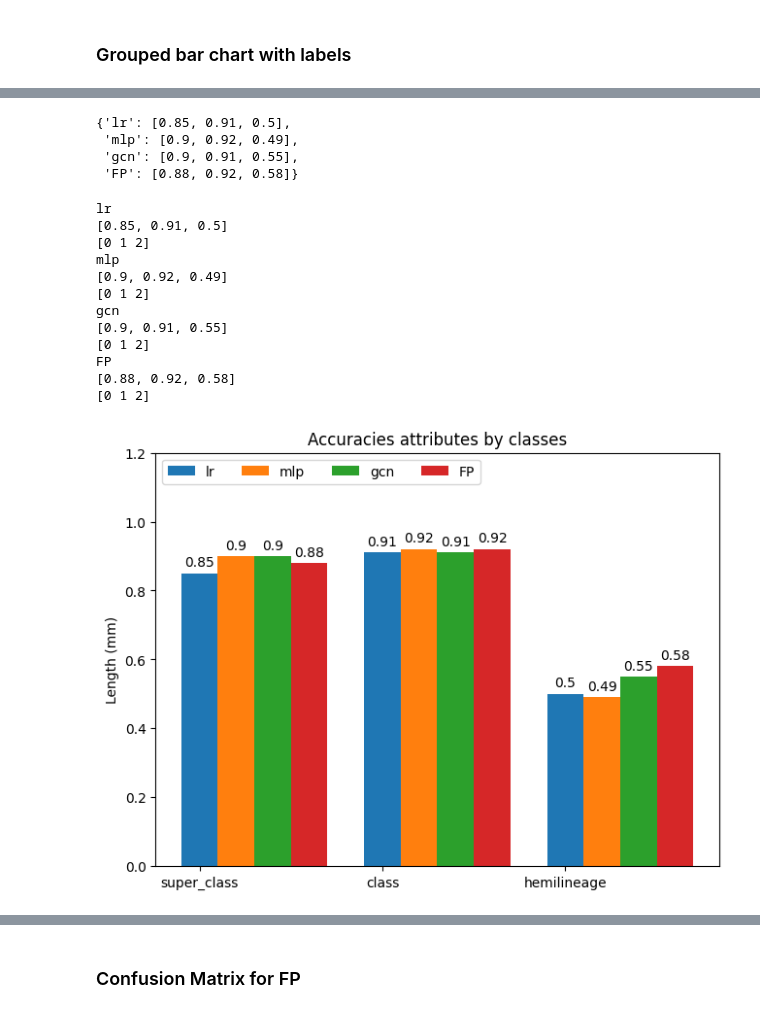
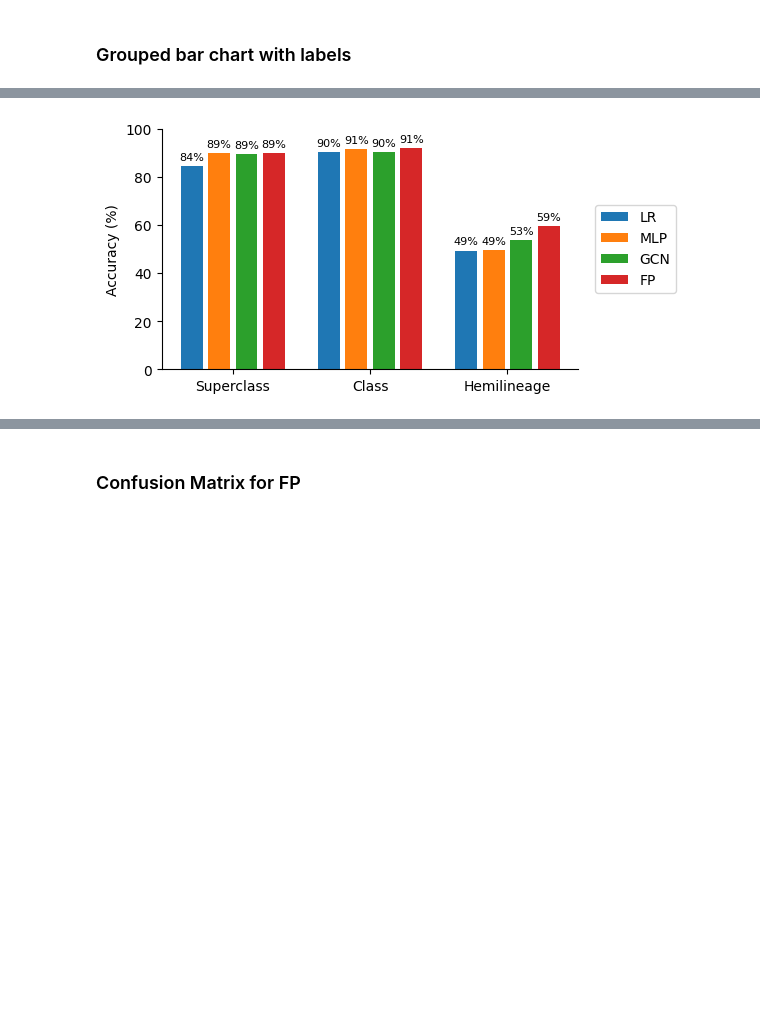
Before and after one commit to ernestoBocini/Drosophila-Brain-Wiring-Diagram-GAT, a Jupyter notebook: notebooks/model_comparison.ipynb, the cells around one changed output, grey strips where cells are left out. Drawn from its saved outputs; the diff is of its cells as text; code cells hidden in the pictures; blank space fills up the shorter version.

Commit message:
update model comparison plot

```diff
--- a/notebooks/model_comparison.ipynb
+++ b/notebooks/model_comparison.ipynb
@@ -54,54 +55,35 @@ results_both
-# %%
-accuracies = {}
-for m in results_both.model.unique():
-    accuracies[m] = (results_both[results_both.model == m].accuracy).values.round(2).tolist()
-accuracies
-# %% [output]
-{'lr': [0.85, 0.91, 0.5],
- 'mlp': [0.9, 0.92, 0.49],
- 'gcn': [0.9, 0.91, 0.55],
- 'FP': [0.88, 0.92, 0.58]}
 # %%
-classes = results_all_df.pred_target.unique()
+accuracies = {}
+tasks = ["super_class", "class", "hemilineage"]
+for model in results_both["model"].unique():
+    sel_df = results_both[results_both["model"] == model].set_index("pred_target")
+    accuracies[model.upper()] = list(sel_df.loc[tasks]["accuracy"])
 
-accuracies = {}
-for m in results_both.model.unique():
-    accuracies[m] = (results_both[results_both.model == m].accuracy).values.round(2).tolist()
-
-x = np.arange(len(classes))  # the label locations
+x = np.arange(len(tasks))  # the label locations
 width = 0.2  # the width of the bars
 multiplier = 1
 
-fig, ax = plt.subplots(layout='constrained')
+fig, ax = plt.subplots(figsize=(6, 3), tight_layout=True)
 
 for attribute, measurement in accuracies.items():
-    print(attribute)
-    print(measurement)
+    # print(attribute)
+    # print(measurement)
     offset = width * multiplier
-    print(x )
-    rects = ax.bar(x + offset, measurement, width, label=attribute)
-    ax.bar_label(rects, padding=3)
+    # print(x )
+    rects = ax.bar(
+        x + offset, np.array(measurement) * 100, width * 0.8, label=attribute.upper()
+    )
+    ax.bar_label(rects, padding=3, fmt="%d%%", fontsize=8)
     multiplier += 1
 
 # Add some text for labels, title and custom x-axis tick labels, etc.
-ax.set_ylabel('Length (mm)')
-ax.set_title('Accuracies attributes by classes')
-ax.set_xticks(x + width, classes)
-ax.legend(loc='upper left', ncols=4)
-ax.set_ylim(0, 1.2)
+ax.set_ylabel('Accuracy (%)')
+ax.set_xticks(x + width * 2.5, [x.replace("_", "").title() for x in tasks])
+ax.legend(bbox_to_anchor=(1.04, 0.5), loc="center left", borderaxespad=0)
+ax.set_ylim(0, 100)
+sns.despine()
 
+plt.savefig("../figs/accuracy_bar.pdf")
 plt.show()
 # %% [output]
-lr
-[0.85, 0.91, 0.5]
-[0 1 2]
-mlp
-[0.9, 0.92, 0.49]
-[0 1 2]
-gcn
-[0.9, 0.91, 0.55]
-[0 1 2]
-FP
-[0.88, 0.92, 0.58]
-[0 1 2]
-[figure, old version]
+[figure, new version]
```
Also changed, not shown: parts of 5 cells of this notebook.
